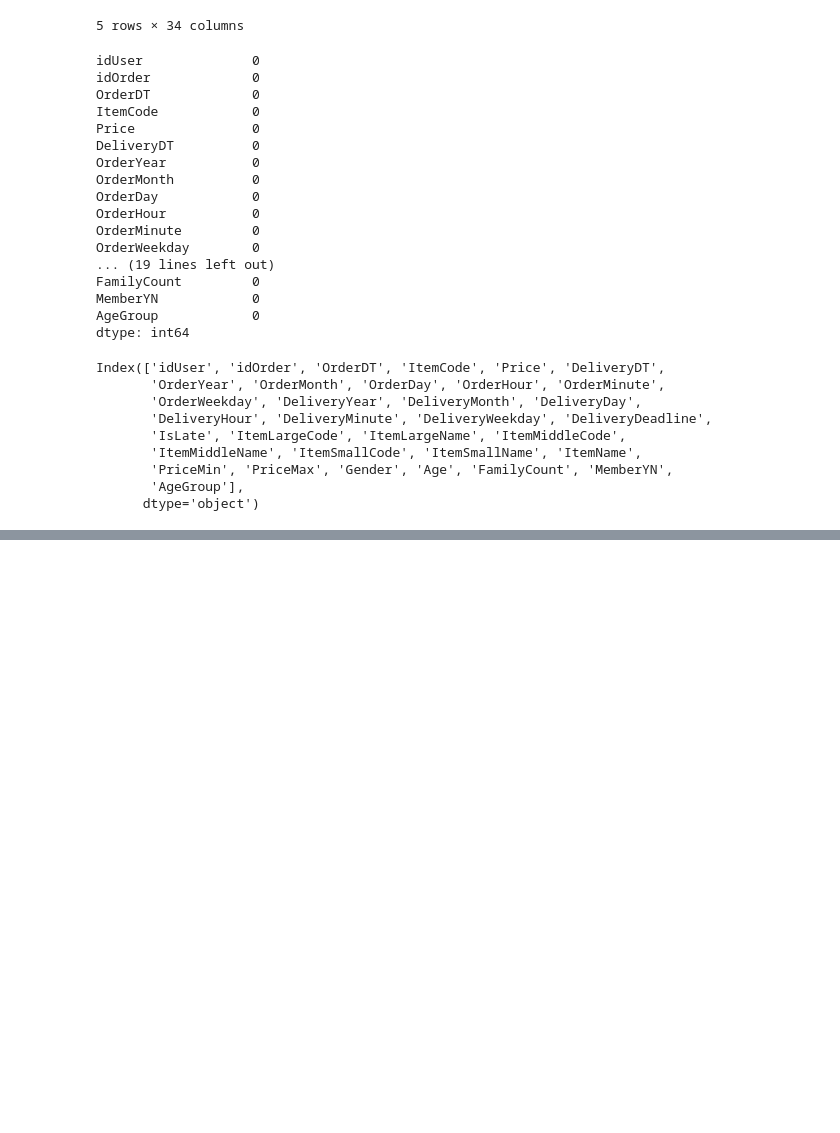
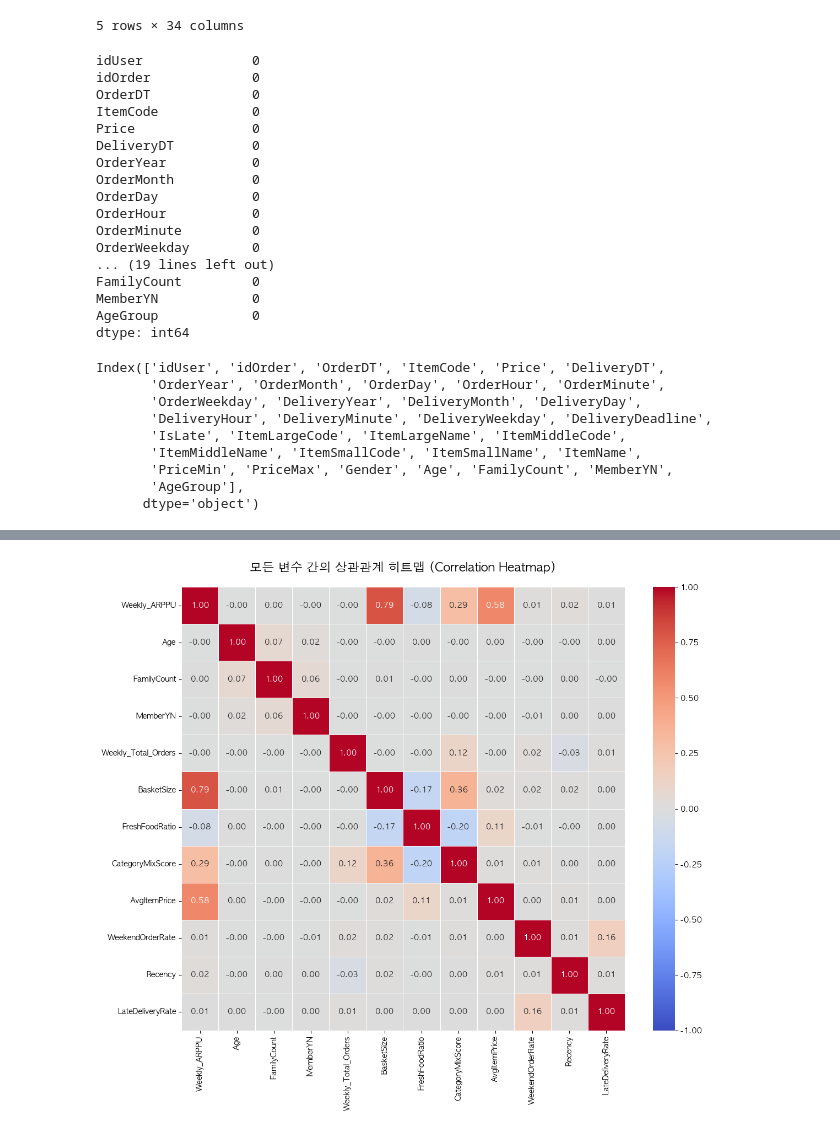
Before and after one commit to wjdwhddls/Bigdata, a Jupyter notebook: 모델개발.ipynb, the cells around one changed output, grey strips where cells are left out. Drawn from its saved outputs; the diff is of its cells as text; code cells hidden in the pictures; blank space fills up the shorter version.

```diff
--- a/모델개발.ipynb
+++ b/모델개발.ipynb
@@ -447,5 +81,0 @@ RandomForest 0.105188 25989.687288 32797.264706
-# %%
-# 주차(week) 컬럼 생성
-df['OrderDT'] = pd.to_datetime(df['OrderDT'])
-df['OrderWeek'] = df['OrderDT'].dt.isocalendar().week
-df['OrderYearWeek'] = df['OrderYear'].astype(str) + '-W' + df['OrderWeek'].astype(str).str.zfill(2)
@@ -575,0 +241,91 @@ plt.show()
+# %%
+import pandas as pd
+import numpy as np
+import matplotlib.pyplot as plt
+import seaborn as sns
+from scipy import stats
+
+# 맥북(Mac) 환경용 한글 폰트 및 마이너스 깨짐 방지 설정
+plt.rcParams['font.family'] = 'AppleGothic'
+plt.rcParams['axes.unicode_minus'] = False
+
+# =========================================================
+# 1. 상관계수 히트맵 시각화 (Correlation Heatmap)
+# =========================================================
+# idUser, YearWeek 등 식별자는 제외하고 수치형 변수들만 선택
+corr_cols = [
+    'Weekly_ARPPU', 'Age', 'FamilyCount', 'MemberYN',
+    'Weekly_Total_Orders', 'BasketSize', 'FreshFoodRatio',
+    'CategoryMixScore', 'AvgItemPrice',
+    'WeekendOrderRate', 'Recency', 'LateDeliveryRate'
+]
+
+# 상관계수 계산 (Pearson)
+corr_matrix = final_dataset[corr_cols].corr()
+
+plt.figure(figsize=(12, 10))
+# 히트맵 그리기 (색상이 진할수록 상관관계가 높음)
+sns.heatmap(
+    corr_matrix,
+    annot=True,          # 칸 안에 숫자 표시
+    fmt='.2f',           # 소수점 둘째 자리까지
+    cmap='coolwarm',     # 붉은색(양의 상관), 푸른색(음의 상관)
+    vmin=-1, vmax=1,
+    center=0,
+    square=True,
+    linewidths=.5
+)
+
+plt.title('모든 변수 간의 상관관계 히트맵 (Correlation Heatmap)', fontsize=16, fontweight='bold', pad=20)
+plt.tight_layout()
+plt.show()
+
+# =========================================================
+# 2. 지연 여부에 따른 객단가 T-검정 (T-test)
+# =========================================================
+# LateDeliveryRate가 0보다 크면 '지연 경험 있음', 0이면 '지연 경험 없음'으로 그룹 분리
+delayed_group = final_dataset[final_dataset['LateDeliveryRate'] > 0]['Weekly_ARPPU']
+on_time_group = final_dataset[final_dataset['LateDeliveryRate'] == 0]['Weekly_ARPPU']
+
+print("\n[📊 배송 지연 경험 여부에 따른 주간 객단가(Weekly_ARPPU) 비교]")
+print(f"1. 지연 경험 O 그룹 (평균 객단가): {delayed_group.mean():,.0f}원 (n={len(delayed_group)})")
+print(f"2. 지연 경험 X 그룹 (평균 객단가): {on_time_group.mean():,.0f}원 (n={len(on_time_group)})")
+
+# T-검정 수행 (두 그룹 간의 평균 차이가 통계적으로 유의미한지 검증)
+t_stat, p_value = stats.ttest_ind(delayed_group, on_time_group, equal_var=False)
+
+print(f"\n[🔍 T-검정 결과]")
+print(f"T-statistic: {t_stat:.4f}")
+print(f"P-value: {p_value:.4f}")
+
+if p_value < 0.05:
+    if t_stat > 0:
+        print("💡 결론: 배송 지연을 겪은 고객들의 객단가가 통계적으로 유의미하게 더 **높습니다**.")
+        print("   (해석: 한 번에 많이/무겁게 주문한 VIP 장바구니일수록 배송이 지연될 확률이 높다는 가설 입증!)")
+    else:
+        print("💡 결론: 배송 지연을 겪은 고객들의 객단가가 통계적으로 유의미하게 더 **낮습니다**.")
+else:
+    print("💡 결론: 배송 지연 여부와 객단가 사이에는 통계적으로 유의미한 차이가 없습니다.")
+
+# 결과를 직관적으로 보여주는 Boxplot 시각화
+plt.figure(figsize=(8, 6))
+
+# 시각화를 위해 임시 데이터프레임 생성
+box_data = final_dataset.copy()
+box_data['지연_경험_여부'] = np.where(box_data['LateDeliveryRate'] > 0, '지연 경험 O', '지연 경험 X')
+
+sns.boxplot(
+    x='지연_경험_여부',
+    y='Weekly_ARPPU',
+    data=box_data,
+    palette='Set2',
+    showfliers=False # 시각적 편의를 위해 극단적인 이상치(Outlier)는 화면에서 숨김
+)
+
+plt.title('배송 지연 경험 유무에 따른 객단가 분포 차이', fontsize=15, fontweight='bold', pad=15)
+plt.ylabel('주간 객단가 (Weekly_ARPPU)', fontsize=12)
+plt.xlabel('')
+plt.tight_layout()
+plt.show()
+# %% [output]
+[figure, added]
```
Also changed, not shown: parts of 31 cells of this notebook, 1 other file.
